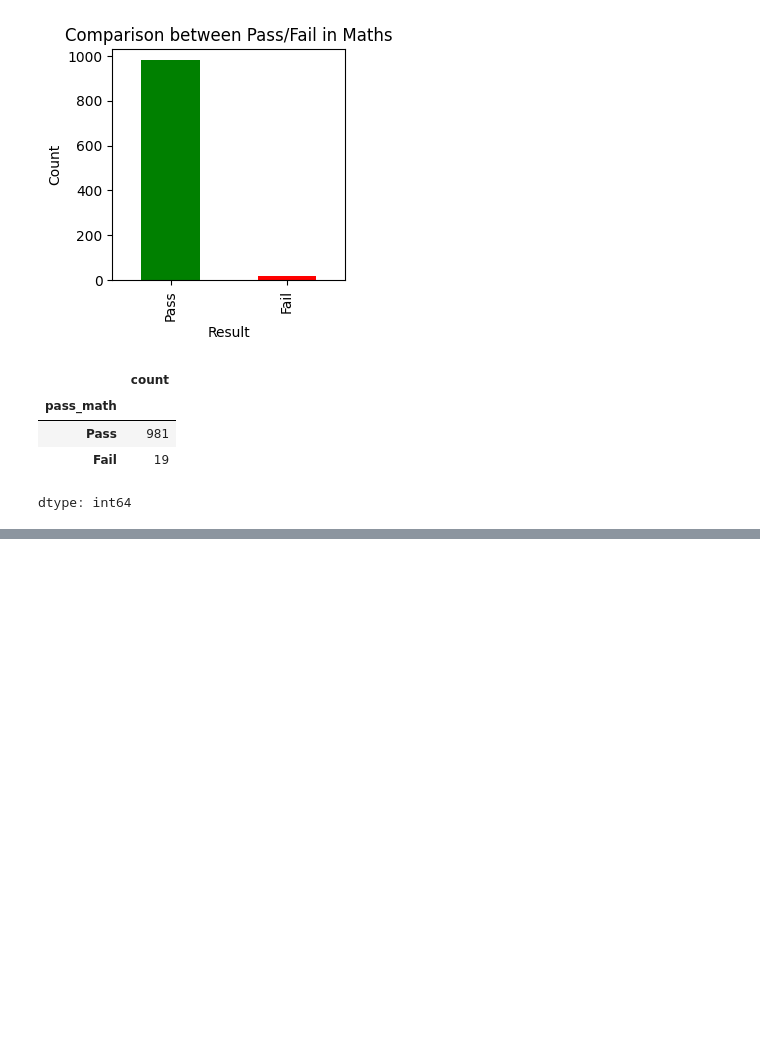
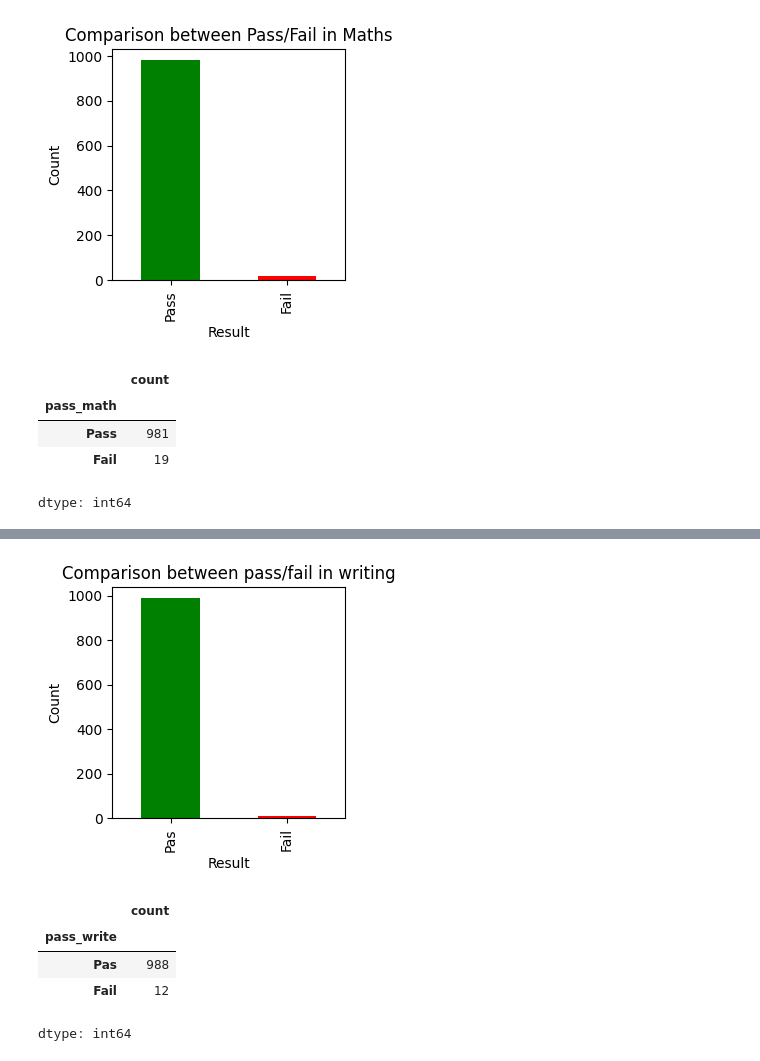
Before and after one commit to RaoFaris/Student-Performance-Analytics-Marks-Prediction-Rules-Engine-non-ML-, a Jupyter notebook: StudentsPerformance.ipynb, the cells around one changed output, grey strips where cells are left out. Cells and saved outputs as stored; diff of their text form; code cells hidden in the pictures; blank space fills up the shorter version.

```diff
--- a/StudentsPerformance.ipynb
+++ b/StudentsPerformance.ipynb
@@ -17,0 +42,15 @@ dtype: int64
+# %%
+sp['pass_write']=np.where(sp['writing score']>=passingmark,'Pas','Fail' )
+sp['pass_write'].value_counts(dropna=False).plot.bar(color=['green','red'],figsize=(3,3))
+plt.title('Comparison between pass/fail in writing')
+plt.xlabel('Result')
+plt.ylabel('Count')
+plt.show()
+sp['pass_write'].value_counts()
+# %% [output]
+[figure, added]
+|  | count |
+| pass_write |  |
+| Pas | 988 |
+| Fail | 12 |
+dtype: int64
```
Also changed, not shown: parts of 4 cells of this notebook.
